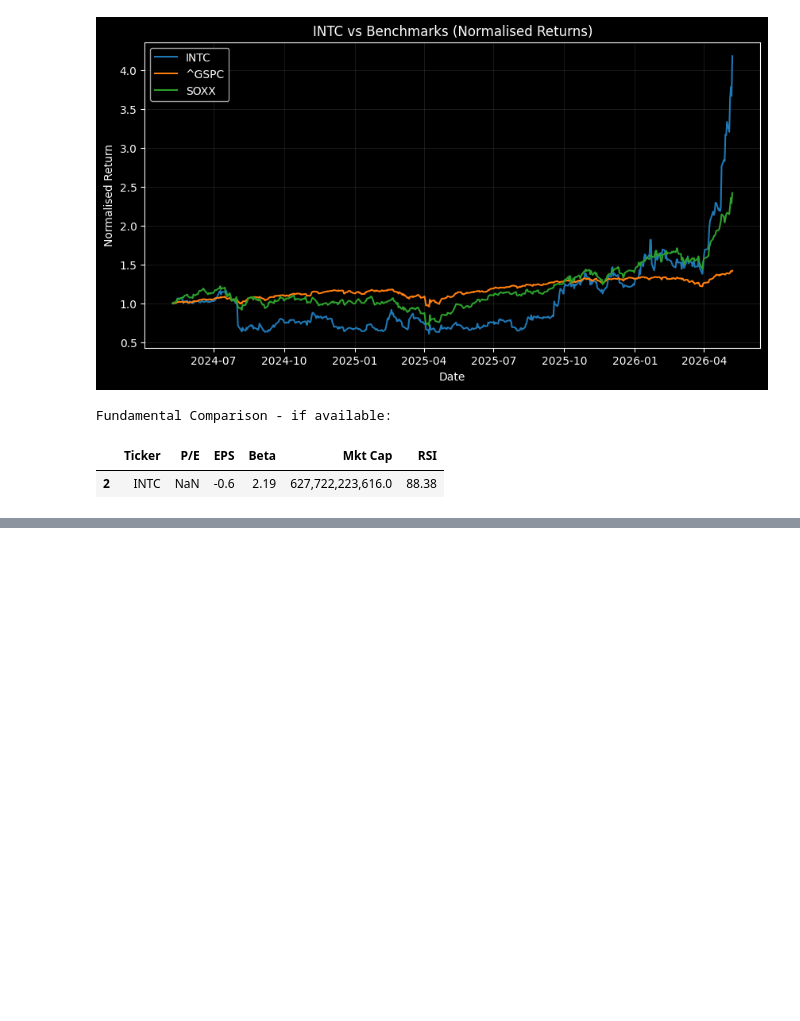
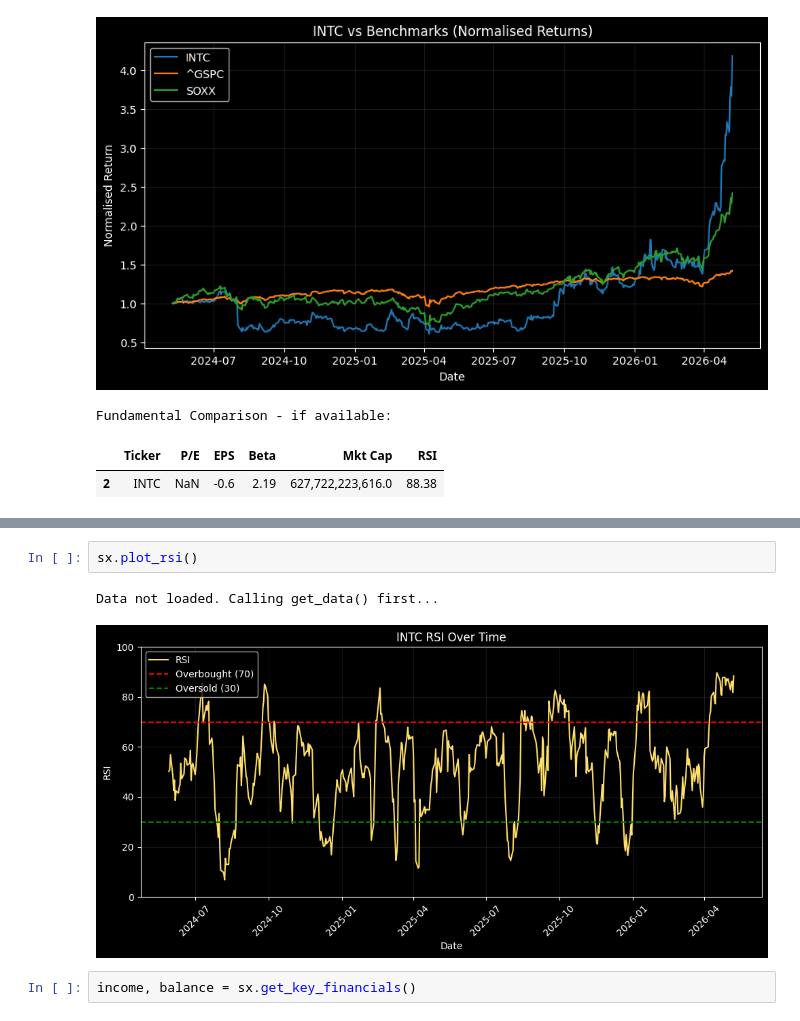
Before and after one commit to IshNjie/VYB-Investments, a Jupyter notebook: Notebooks/INTC Report.ipynb, the cells around one changed output, grey strips where cells are left out. Drawn from its saved outputs; the diff is of its cells as text; blank space fills up the shorter version.

```diff
--- a/Notebooks/INTC Report.ipynb
+++ b/Notebooks/INTC Report.ipynb
@@ -53,0 +54,7 @@ Earnings Tracker for INTC (last 12 quarters):
+# %%
+sx.plot_rsi()
+# %% [output]
+Data not loaded. Calling get_data() first...
+[figure, added]
+# %%
+income, balance = sx.get_key_financials()
```
Also changed, not shown: parts of 3 cells of this notebook, 1 other file.
